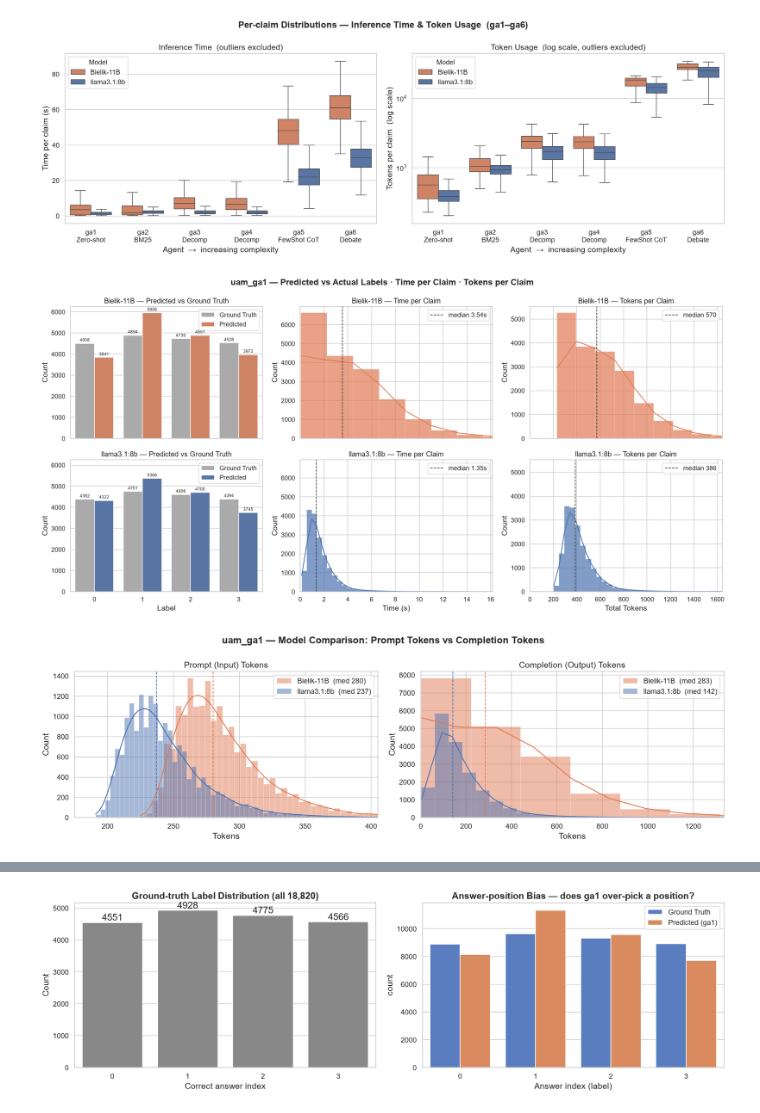
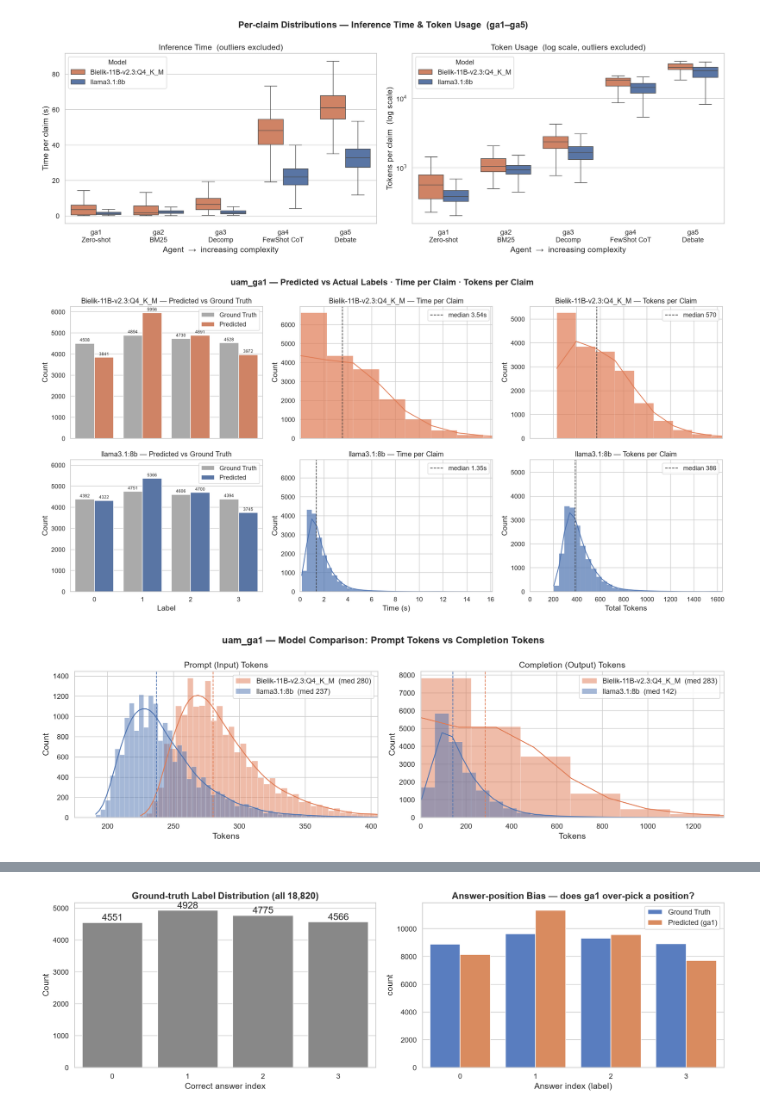
Before and after one commit to Wilsonuep/claims_processing, a Jupyter notebook: notebooks/data_discovery.ipynb, the cells around one changed output, grey strips where cells are left out. Cells and saved outputs as stored; diff of their text form; code cells hidden in the pictures.

```diff
--- a/notebooks/data_discovery.ipynb
+++ b/notebooks/data_discovery.ipynb
@@ -190,7 +191,7 @@ EARLY_CUTOFF = 500
 
 fig, ax = plt.subplots(figsize=(14, 5))
 
-for model in ['Bielik-11B', 'llama3.1:8b']:
+for model in ['Bielik-11B-v2.3:Q4_K_M', 'llama3.1:8b']:
     grp = (ga1[ga1.model == model]
            .sort_values('created_at')
            .reset_index(drop=True))
@@ -225,7 +226,7 @@ fig, axes = plt.subplots(2, 1, figsize=(14, 8), sharey=True)
 fig.suptitle('uam_ga1 — Inference Time Across the Evaluation Run',
              fontsize=16, fontweight='bold')
 
-for i, model in enumerate(['Bielik-11B', 'llama3.1:8b']):
+for i, model in enumerate(['Bielik-11B-v2.3:Q4_K_M', 'llama3.1:8b']):
     grp = (ga1[ga1.model == model]
            .sort_values('created_at')
            .reset_index(drop=True))
@@ -256,7 +257,7 @@ WINDOW = 300
 
 fig, ax = plt.subplots(figsize=(14, 5))
 
-for model in ['Bielik-11B', 'llama3.1:8b']:
+for model in ['Bielik-11B-v2.3:Q4_K_M', 'llama3.1:8b']:
     grp = (ga1[ga1.model == model]
            .sort_values('claim_id')
            .reset_index(drop=True))
@@ -342,7 +343,7 @@ plt.show()
 # %%
 # ── Graph 6 ── Per-claim distributions: inference time & tokens
 fig, axes = plt.subplots(1, 2, figsize=(17, 6))
-fig.suptitle('Per-claim Distributions — Inference Time & Token Usage  (ga1–ga6)',
+fig.suptitle('Per-claim Distributions — Inference Time & Token Usage  (ga1–ga5)',
              fontsize=16, fontweight='bold')
 
 bp_kwargs = dict(order=LABEL_ORDER, palette=PALETTE, showfliers=False)
@@ -367,7 +368,7 @@ axes[1].legend(title='Model', fontsize=12)
 plt.tight_layout()
 plt.show()
 # %% [output]
-[figure, old version]
+[figure, new version]
 # %%
 # ── Graph 7 ── Label distributions, time per claim & tokens per claim  (2 × 3 grid)
 valid_labels = ['0', '1', '2', '3']
@@ -382,7 +383,7 @@ fig, axes = plt.subplots(2, 3, figsize=(18, 9),
 fig.suptitle('uam_ga1 — Predicted vs Actual Labels · Time per Claim · Tokens per Claim',
              fontsize=16, fontweight='bold')
 
-for row, model in enumerate(['Bielik-11B', 'llama3.1:8b']):
+for row, model in enumerate(['Bielik-11B-v2.3:Q4_K_M', 'llama3.1:8b']):
     grp   = ga1_valid[ga1_valid.model == model]
     color = PALETTE[model]
 
@@ -433,7 +434,7 @@ for col in range(3):
 plt.tight_layout()
 plt.show()
 # %% [output]
-[figure, old version]
+[figure, new version]
 # %%
 # ── Graph 8 ── Prompt vs Completion tokens: Bielik vs llama
 # Thickness = variance: wide distribution means the model's output length varies
@@ -444,35 +445,35 @@ p99_completion = ga1_valid['completion_tokens'].quantile(0.99)
 XLIMS = {
     'prompt_tokens':     (175, p99_prompt),      # cut left tail (fixed system prompt floor)
     'completion_tokens': (0,   p99_completion),
 }
 
 fig, axes = plt.subplots(1, 2, figsize=(16, 5))
 fig.suptitle('uam_ga1 — Model Comparison: Prompt Tokens vs Completion Tokens',
              fontsize=16, fontweight='bold')
 
 for col, (token_col, title) in enumerate([
     ('prompt_tokens',     'Prompt (Input) Tokens'),
     ('completion_tokens', 'Completion (Output) Tokens'),
 ]):
     ax = axes[col]
-    for model in ['Bielik-11B', 'llama3.1:8b']:
+    for model in ['Bielik-11B-v2.3:Q4_K_M', 'llama3.1:8b']:
         grp = ga1_valid[ga1_valid.model == model]
         med = grp[token_col].median()
         sns.histplot(data=grp, x=token_col, bins=150, kde=True,
                      color=PALETTE[model], alpha=0.5,
                      label=f'{model}  (med {med:.0f})', ax=ax)
         ax.axvline(med, color=PALETTE[model], linewidth=1.2, linestyle='--')
 
     ax.set_xlim(*XLIMS[token_col])
     ax.set_title(title, fontsize=14)
     ax.set_xlabel('Tokens')
     ax.set_ylabel('Count')
     ax.legend(fontsize=12)
 
 plt.tight_layout()
 plt.show()
 # %% [output]
-[figure, old version]
+[figure, new version]
 # %%
 pd.read_sql_query("""
     SELECT
```
Also changed, not shown: parts of 12 cells of this notebook, 56 other files.
